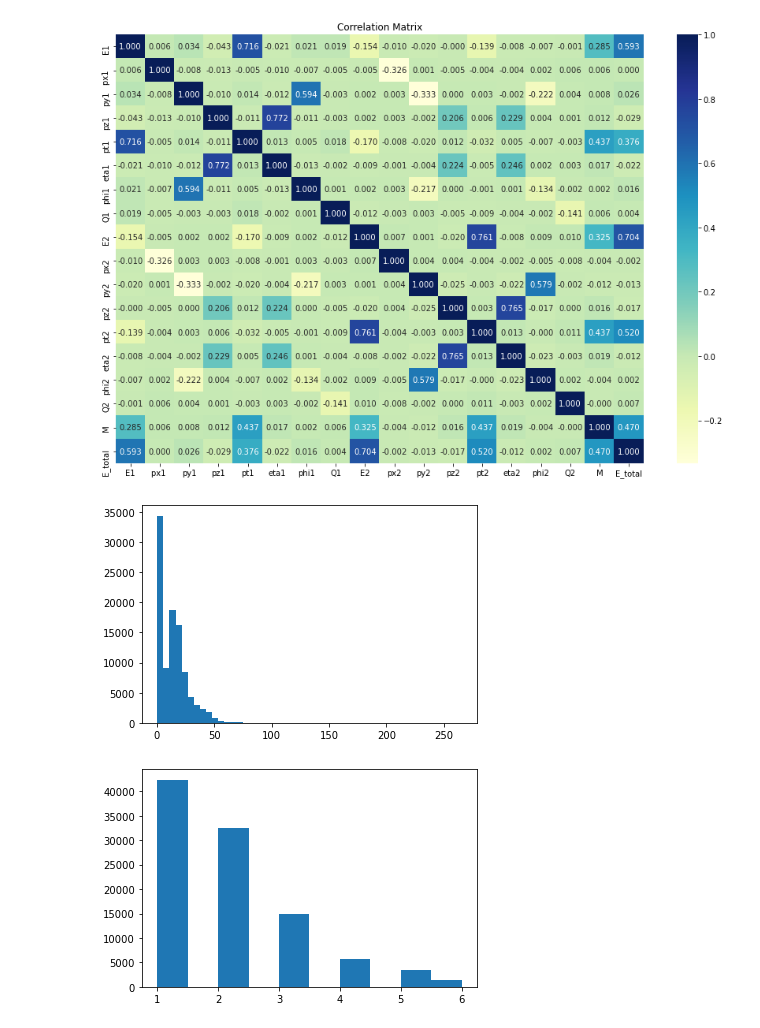
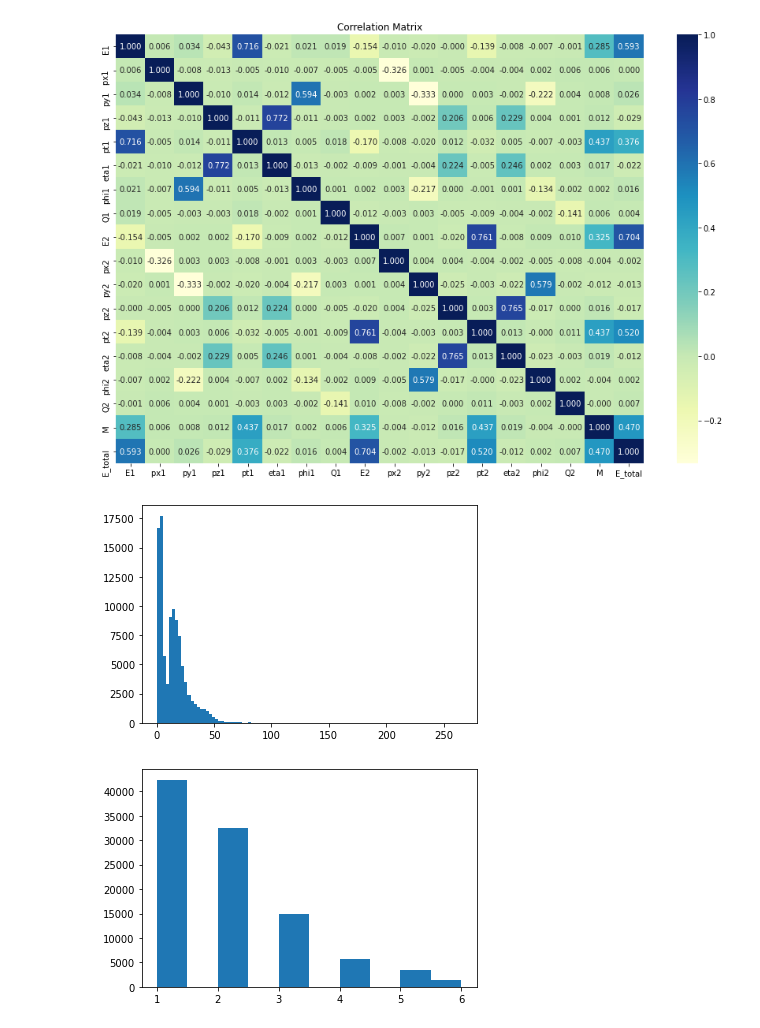
Before and after one commit to mohammadreza-ebrahimi/CERN-collision-data, a Jupyter notebook: mass-prediction-in-cern-data.ipynb, the cells around one changed output. Drawn from its saved outputs; the diff is of its cells as text; code cells hidden in the pictures.

```diff
--- a/mass-prediction-in-cern-data.ipynb
+++ b/mass-prediction-in-cern-data.ipynb
@@ -24,7 +20,7 @@ from sklearn.model_selection import cross_val_score, GridSearchCV
 from sklearn.ensemble import RandomForestRegressor
 from sklearn.tree import DecisionTreeRegressor
 # %%
-Data = pd.read_csv("/home/mohammadreza/Kaggle/dielectron.csv")
+Data = pd.read_csv("/home/mohammadreza/Downloads/dielectron.csv")
 Data.head(10)
 # %% [output]
 |  | Run | Event | E1 | px1 | py1 | pz1 | pt1 | eta1 | phi1 | Q1 | E2 | ... |
@@ -154,10 +160,10 @@ plt.show()
 # %% [output]
 [figure]
 # %%
-plt.hist(Data['pt1'], bins=50)
+plt.hist(Data['pt1'], bins=100)
 plt.show()
 # %% [output]
-[figure, old version]
+[figure, new version]
 # %%
 Data['pt1_cat'] = pd.cut(Data['pt1'],
                          bins=[0, 10, 20, 30, 40, 50, np.inf],
```
Also changed, not shown: parts of 46 cells of this notebook.
